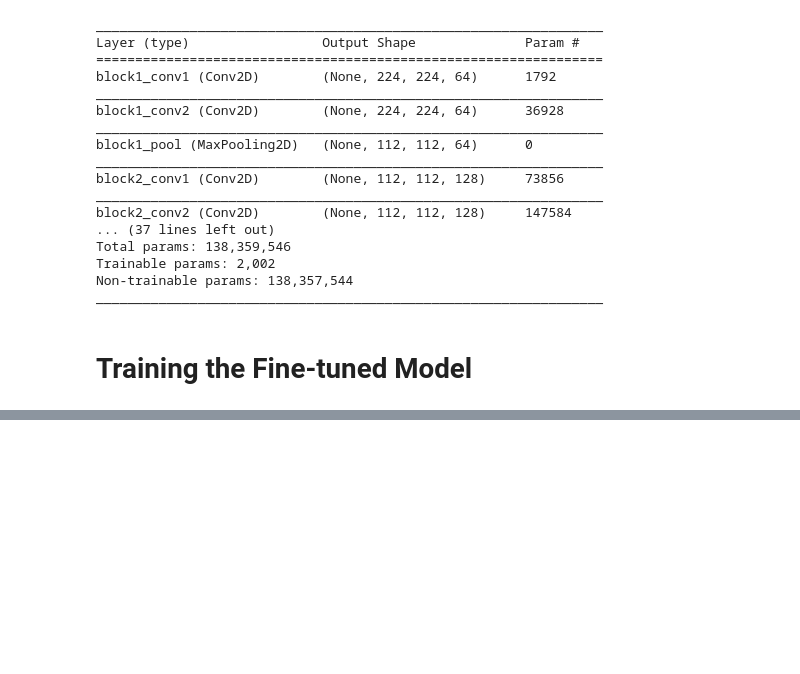
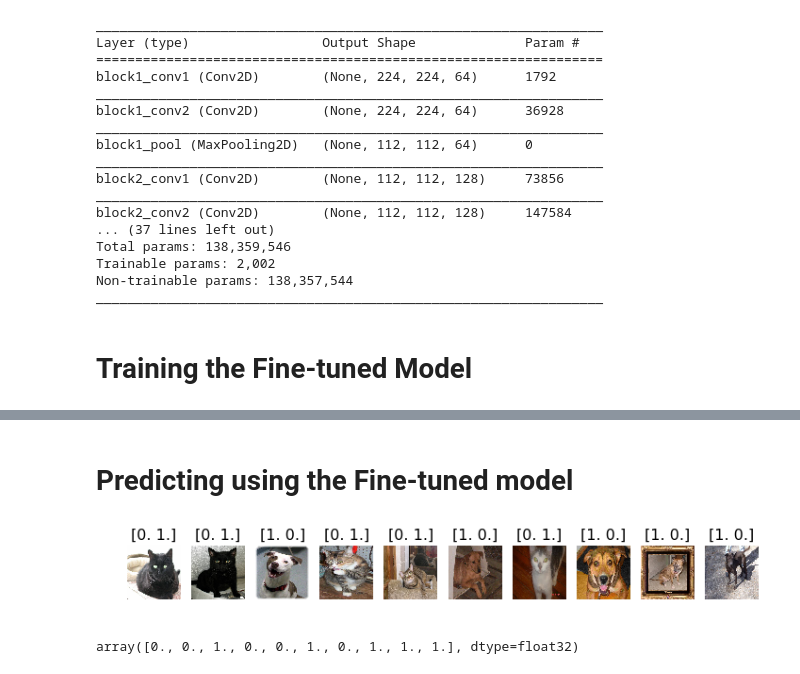
Before and after one commit to SaretMagnoslove/DeepLearning_with_Keras, a Jupyter notebook: Deeplizard/catsAndDogs/Deeplizard-CNN.ipynb, the cells around one changed output, grey strips where cells are left out. Saved outputs shown, nothing was run; the diff lists cells and outputs as text; code cells hidden in the pictures; blank space fills up the shorter version.

Commit message:
Fine-tune VGG16 Image Classifier with Keras | Part 3: Predict

```diff
--- a/Deeplizard/catsAndDogs/Deeplizard-CNN.ipynb
+++ b/Deeplizard/catsAndDogs/Deeplizard-CNN.ipynb
@@ -282 +282,13 @@ Epoch 5/5
 <keras.callbacks.History at 0x...>
+# %% [markdown]
+# Predicting using the Fine-tuned model
+# %%
+test_imgs, test_labels = next(test_batchs)
+plots(test_imgs, titles=test_labels)
+# %% [output]
+[figure, added]
+# %%
+test_labels = test_labels[:,0]
+test_labels
+# %% [output]
+array([0., 0., 1., 0., 0., 1., 0., 1., 1., 1.], dtype=float32)
```
Also changed, not shown: parts of 4 cells of this notebook.
